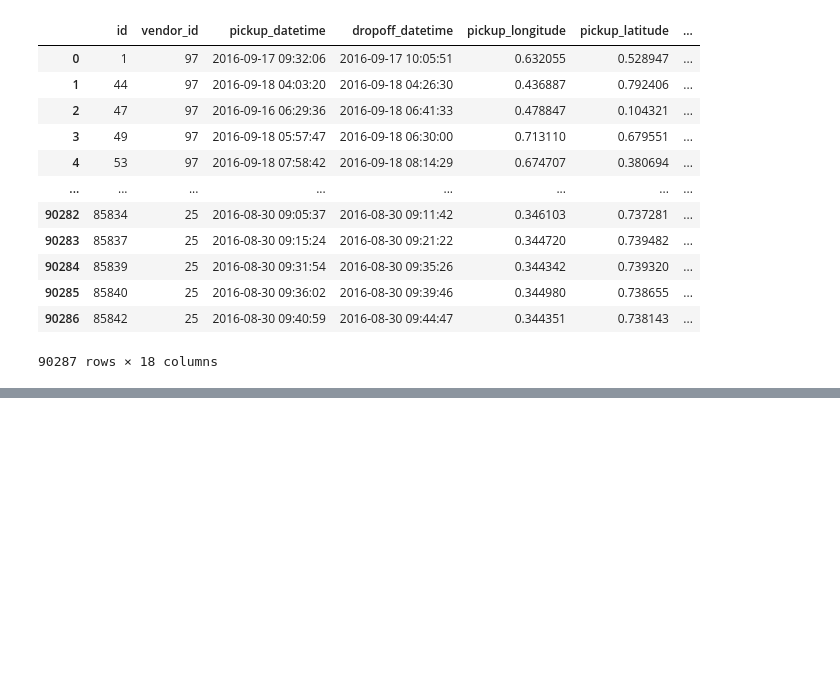
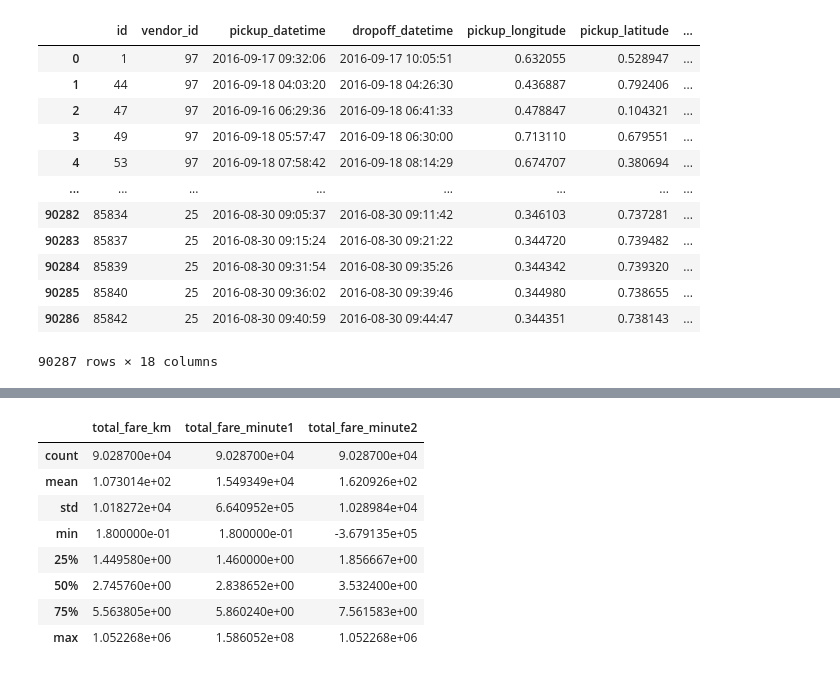
Before and after one commit to frfusch21/DTS_GGU_5, a Jupyter notebook: tarif_all_data.ipynb, the cells around one changed output, grey strips where cells are left out. Drawn from its saved outputs; the diff is of its cells as text; code cells hidden in the pictures; blank space fills up the shorter version.

```diff
--- a/tarif_all_data.ipynb
+++ b/tarif_all_data.ipynb
@@ -293,0 +350,13 @@ Name: total_fare, dtype: float64
+# %%
+#hitung tarif berdasarkan durasi perjalanan
+#wait_sec berisi informasi durasi taxi berhenti saat perjalanan atau ketika menunggu penumpang
+#sehingga apabila apabila trip_duration lebih kecil dari wait_sec maka total_fare_km + ((wait_sec/60)*fare_per_menit), selain itu dikenakan tarif normal (total_fare_km)
+def total_fare_minute1(df_merge2):
+  if df_merge2['trip_duration'] <= df_merge2['wait_sec']:
+    return (df_merge2['wait_sec']/60)*df_merge2['fare_per_minute'] + df_merge2['total_fare_km']
+  else:
+    return df_merge2['total_fare_km']
+# %%
+#memasukkan hasil perhitungan ke dalam df_merge
+df_merge2 = df_merge2.assign(total_fare_minute1=df_merge2.apply(total_fare_minute1, axis=1))
+df_merge2
@@ -293,0 +379,13 @@ Name: total_fare, dtype: float64
+# %%
+#hitung tarif berdasarkan durasi perjalanan
+#bila kecepatan km/jam <= ((fare_per_minute *60)/fare_per_km), maka tarif yang berjalan adalah base_fare + ((trip_duration/60)*fare_per_minute)
+#jika tidak, maka berlaku ratif normal (total_fare_km)
+def total_fare_minute2(df_merge2):
+  if (df_merge2['dist_meters']/1000)/(df_merge2['trip_duration']/3600) <= (df_merge2['fare_per_minute']*60)/df_merge2['fare_per_km']:
+    return df_merge2['base_fare']+(df_merge2['trip_duration']/60)*df_merge2['fare_per_minute']
+  else:
+    return df_merge2['total_fare_km']
+# %%
+#memasukkan hasil perhitungan ke dalam df_merge
+df_merge2 = df_merge2.assign(total_fare_minute2=df_merge2.apply(total_fare_minute2, axis=1))
+df_merge2
@@ -293,0 +406,12 @@ Name: total_fare, dtype: float64
+# %%
+df_merge2[['total_fare_km','total_fare_minute1','total_fare_minute2']].describe()
+# %% [output]
+|  | total_fare_km | total_fare_minute1 | total_fare_minute2 |
+| count | 9.028700e+04 | 9.028700e+04 | 9.028700e+04 |
+| mean | 1.073014e+02 | 1.549349e+04 | 1.620926e+02 |
+| std | 1.018272e+04 | 6.640952e+05 | 1.028984e+04 |
+| min | 1.800000e-01 | 1.800000e-01 | -3.679135e+05 |
+| 25% | 1.449580e+00 | 1.460000e+00 | 1.856667e+00 |
+| 50% | 2.745760e+00 | 2.838652e+00 | 3.532400e+00 |
+| 75% | 5.563805e+00 | 5.860240e+00 | 7.561583e+00 |
+| max | 1.052268e+06 | 1.586052e+08 | 1.052268e+06 |
```
Also changed, not shown: parts of 11 cells of this notebook.
